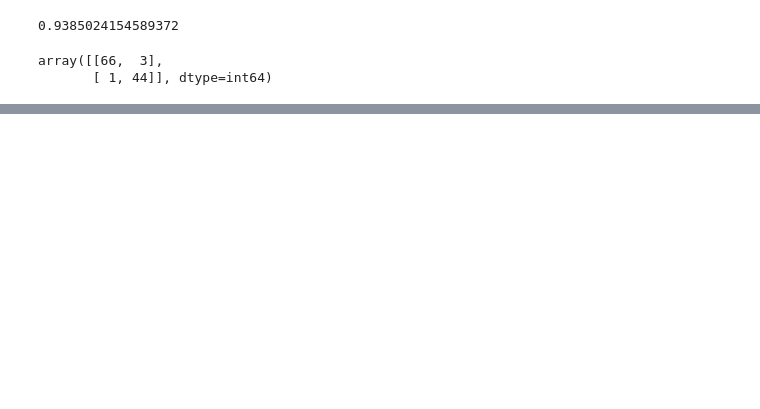
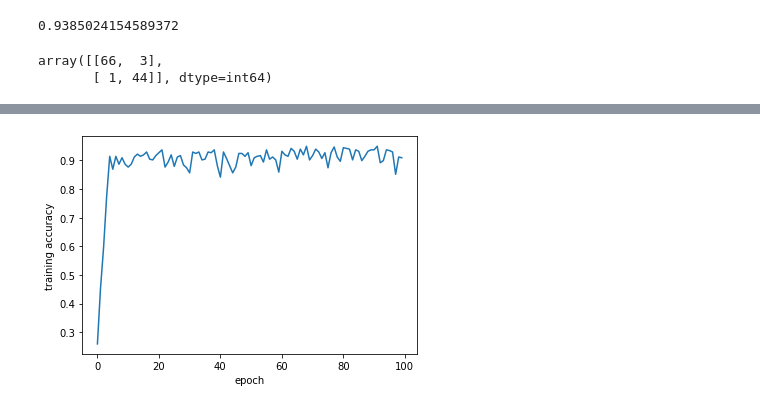
Before and after one commit to panxinming/PIC16B-Final-Project, a Jupyter notebook: data/final project.ipynb, the cells around one changed output, grey strips where cells are left out. Cells and saved outputs as stored; diff of their text form; code cells hidden in the pictures; blank space fills up the shorter version.

```diff
--- a/data/final project.ipynb
+++ b/data/final project.ipynb
@@ -106,0 +91,12 @@ array([[66,  3],
+# %%
+from sklearn.preprocessing import LabelEncoder
+from sklearn.model_selection import train_test_split
+df = df.iloc[:,1:len(df.columns)]
+le = LabelEncoder()
+# split x and y.
+y = le.fit_transform(df["diagnosis"])
+x = df.iloc[:,1:len(df.columns)].to_numpy()
+x = np.array(x, dtype = np.float32)
+# %%
+# train-test split
+x_train, x_test, y_train, y_test = train_test_split(x, y, test_size = 0.3)
@@ -106,0 +127,9 @@ array([[66,  3],
+# %%
+import tensorflow as tf
+from tensorflow.keras import layers
+# Let's do two "hidden" layers of 100 units each
+model = tf.keras.models.Sequential([
+    layers.Dense(100, input_shape = (30,), activation='relu'),
+    layers.Dense(100, activation='relu'),
+    layers.Dense(30)
+])
@@ -106,0 +196,8 @@ array([[66,  3],
+# %%
+# ready for training!
+loss_fn = tf.keras.losses.SparseCategoricalCrossentropy(from_logits=True)
+model.compile(optimizer = "adam",
+              loss = loss_fn,
+              metrics = ["accuracy"])
+# train them 100 times.
+history = model.fit(x_train, y_train, epochs = 100, verbose=1)
@@ -106,0 +222,5 @@ array([[66,  3],
+# %%
+# plot the progress of the training over time:
+plt.plot(history.history["accuracy"])
+plt.gca().set(xlabel = "epoch", ylabel = "training accuracy")
+# %% [output]
@@ -106,0 +228 @@ array([[66,  3],
+[figure, added]
```
Also changed, not shown: parts of 14 cells of this notebook.
